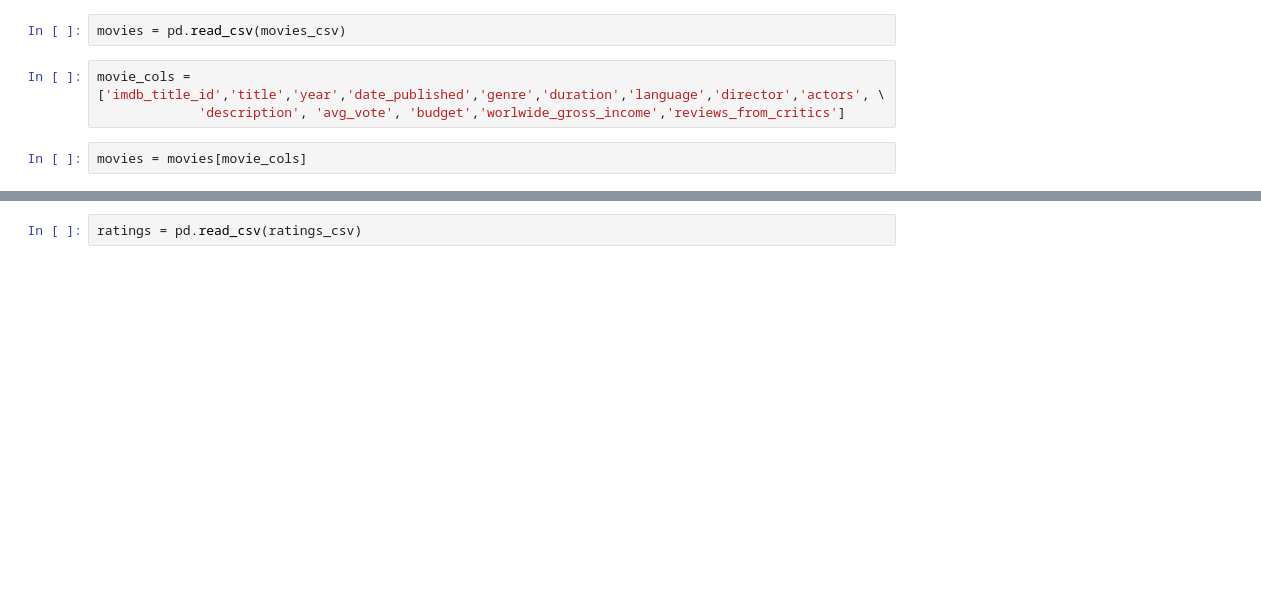
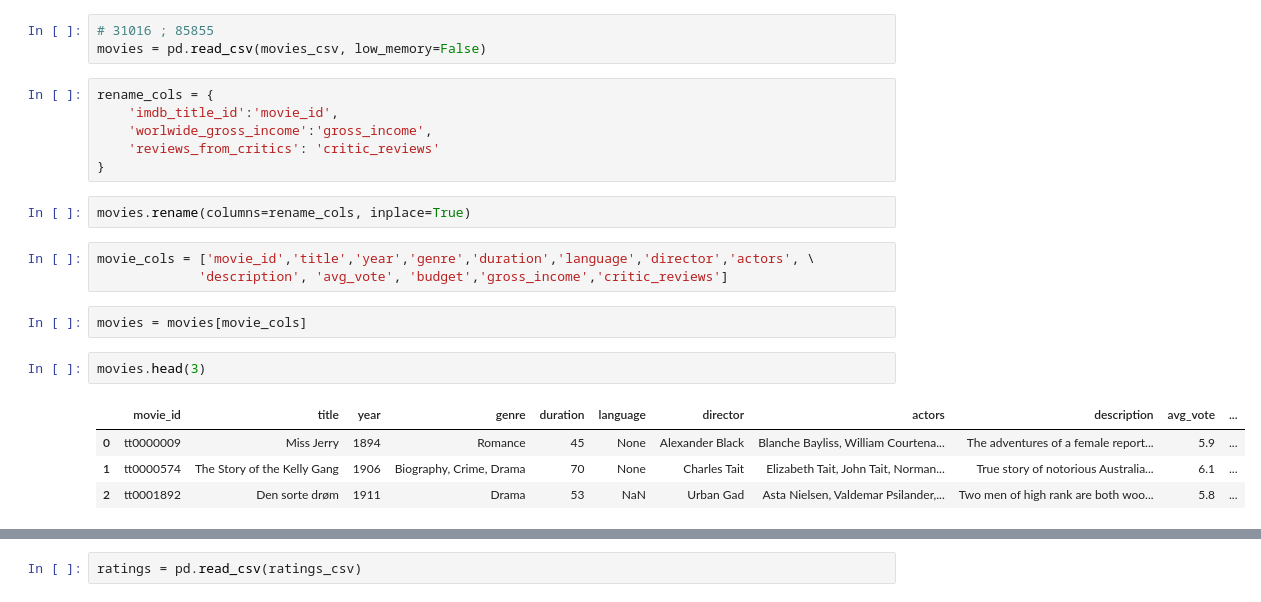
Before and after one commit to rnwokoye/etl_project, a Jupyter notebook: Untitled.ipynb, the cells around one changed output, grey strips where cells are left out. Cells and saved outputs as stored; diff of their text form; blank space fills up the shorter version.

```diff
--- a/Untitled.ipynb
+++ b/Untitled.ipynb
@@ -34,7 +197,23 @@ actors.head(3)
 # %%
-movies = pd.read_csv(movies_csv)
+# 31016 ; 85855
+movies = pd.read_csv(movies_csv, low_memory=False)
+# %%
+rename_cols = {
+    'imdb_title_id':'movie_id',
+    'worlwide_gross_income':'gross_income',
+    'reviews_from_critics': 'critic_reviews'
+}
+# %%
+movies.rename(columns=rename_cols, inplace=True)
 # %%
-movie_cols = ['imdb_title_id','title','year','date_published','genre','duration','language','director','actors', \
-             'description', 'avg_vote', 'budget','worlwide_gross_income','reviews_from_critics']
+movie_cols = ['movie_id','title','year','genre','duration','language','director','actors', \
+             'description', 'avg_vote', 'budget','gross_income','critic_reviews']
 # %%
 movies = movies[movie_cols]
+# %%
+movies.head(3)
+# %% [output]
+|  | movie_id | title | year | genre | duration | language | director | actors | description | avg_vote | ... |
+| 0 | tt0000009 | Miss Jerry | 1894 | Romance | 45 | None | Alexander Black | Blanche Bayliss, William Courtena... | The adventures of a female report... | 5.9 | ... |
+| 1 | tt0000574 | The Story of the Kelly Gang | 1906 | Biography, Crime, Drama | 70 | None | Charles Tait | Elizabeth Tait, John Tait, Norman... | True story of notorious Australia... | 6.1 | ... |
+| 2 | tt0001892 | Den sorte drøm | 1911 | Drama | 53 | NaN | Urban Gad | Asta Nielsen, Valdemar Psilander,... | Two men of high rank are both woo... | 5.8 | ... |
```
Also changed, not shown: parts of 71 cells of this notebook, 4 other files.
